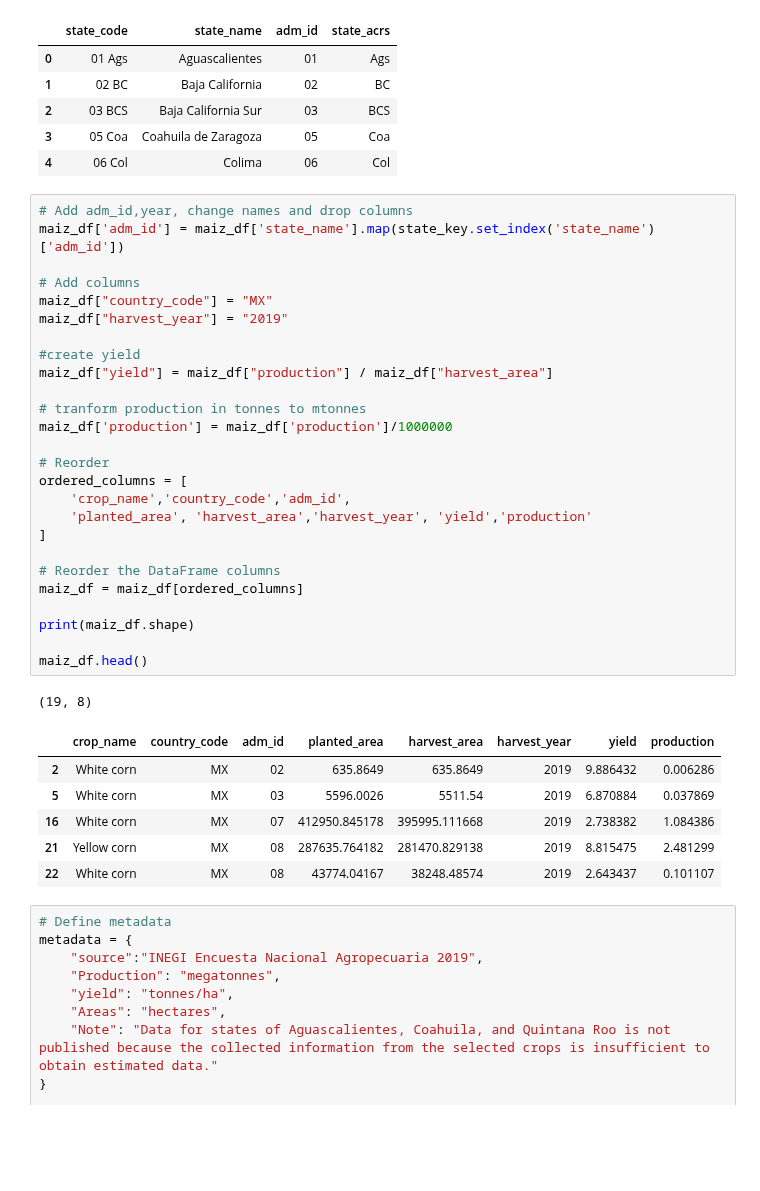
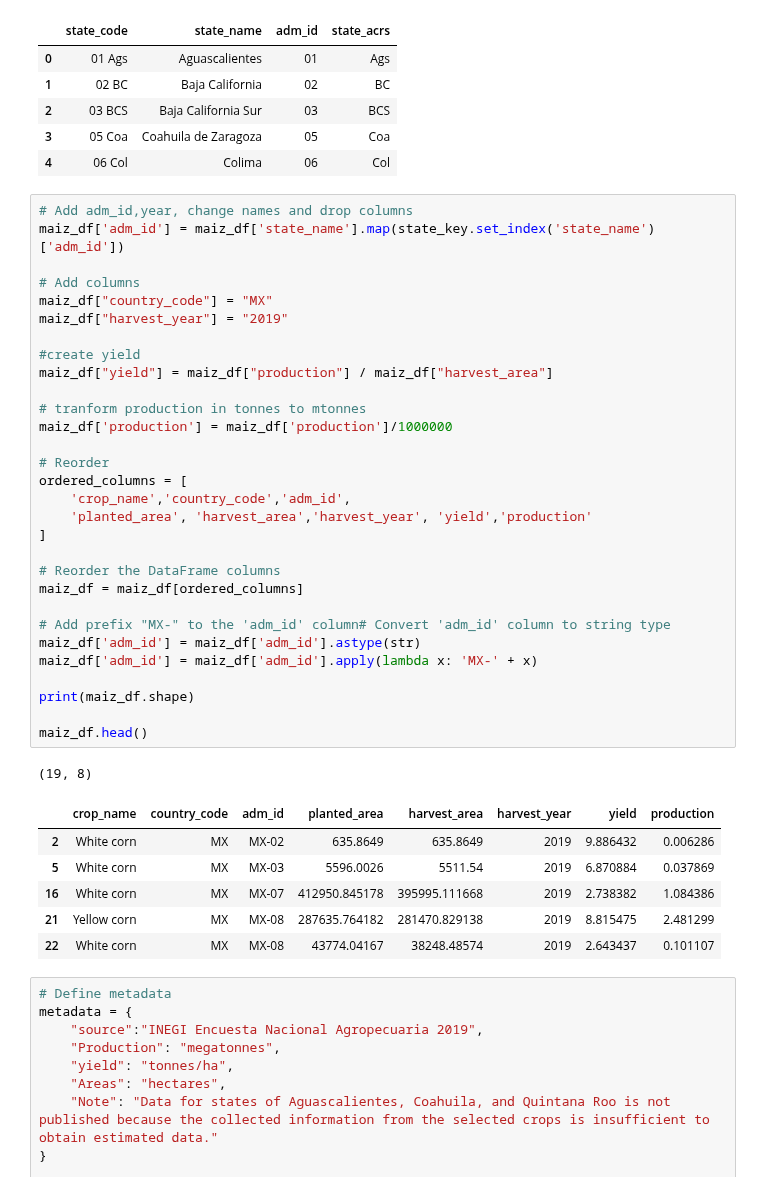
Before and after one commit to BigDataWUR/AgML-CY-Bench, a Jupyter notebook: data_preparation/crop_statistics_MX/preprocess_code/filter_census_2019.ipynb, the cells around one changed output. Saved outputs shown, nothing was run; the diff lists cells and outputs as text; blank space fills up the shorter version.

```diff
--- a/data_preparation/crop_statistics_MX/preprocess_code/filter_census_2019.ipynb
+++ b/data_preparation/crop_statistics_MX/preprocess_code/filter_census_2019.ipynb
@@ -120,37 +120,41 @@ state_key.head()
 # %%
 # Add adm_id,year, change names and drop columns
 maiz_df['adm_id'] = maiz_df['state_name'].map(state_key.set_index('state_name')['adm_id'])
 
 # Add columns
 maiz_df["country_code"] = "MX"
 maiz_df["harvest_year"] = "2019"
 
 #create yield
 maiz_df["yield"] = maiz_df["production"] / maiz_df["harvest_area"]
 
 # tranform production in tonnes to mtonnes
 maiz_df['production'] = maiz_df['production']/1000000
 
 # Reorder
 ordered_columns = [
     'crop_name','country_code','adm_id',
     'planted_area', 'harvest_area','harvest_year', 'yield','production'
 ]
 
 # Reorder the DataFrame columns
 maiz_df = maiz_df[ordered_columns]
 
+# Add prefix "MX-" to the 'adm_id' column# Convert 'adm_id' column to string type
+maiz_df['adm_id'] = maiz_df['adm_id'].astype(str)
+maiz_df['adm_id'] = maiz_df['adm_id'].apply(lambda x: 'MX-' + x)
+
 print(maiz_df.shape)
 
 maiz_df.head()
 # %% [output]
 (19, 8)
 |  | crop_name | country_code | adm_id | planted_area | harvest_area | harvest_year | yield | production |
-| 2 | White corn | MX | 02 | 635.8649 | 635.8649 | 2019 | 9.886432 | 0.006286 |
-| 5 | White corn | MX | 03 | 5596.0026 | 5511.54 | 2019 | 6.870884 | 0.037869 |
-| 16 | White corn | MX | 07 | 412950.845178 | 395995.111668 | 2019 | 2.738382 | 1.084386 |
-| 21 | Yellow corn | MX | 08 | 287635.764182 | 281470.829138 | 2019 | 8.815475 | 2.481299 |
-| 22 | White corn | MX | 08 | 43774.04167 | 38248.48574 | 2019 | 2.643437 | 0.101107 |
+| 2 | White corn | MX | MX-02 | 635.8649 | 635.8649 | 2019 | 9.886432 | 0.006286 |
+| 5 | White corn | MX | MX-03 | 5596.0026 | 5511.54 | 2019 | 6.870884 | 0.037869 |
+| 16 | White corn | MX | MX-07 | 412950.845178 | 395995.111668 | 2019 | 2.738382 | 1.084386 |
+| 21 | Yellow corn | MX | MX-08 | 287635.764182 | 281470.829138 | 2019 | 8.815475 | 2.481299 |
+| 22 | White corn | MX | MX-08 | 43774.04167 | 38248.48574 | 2019 | 2.643437 | 0.101107 |
 # %%
 # Define metadata
 metadata = {
```
Also changed, not shown: 3 other files.
